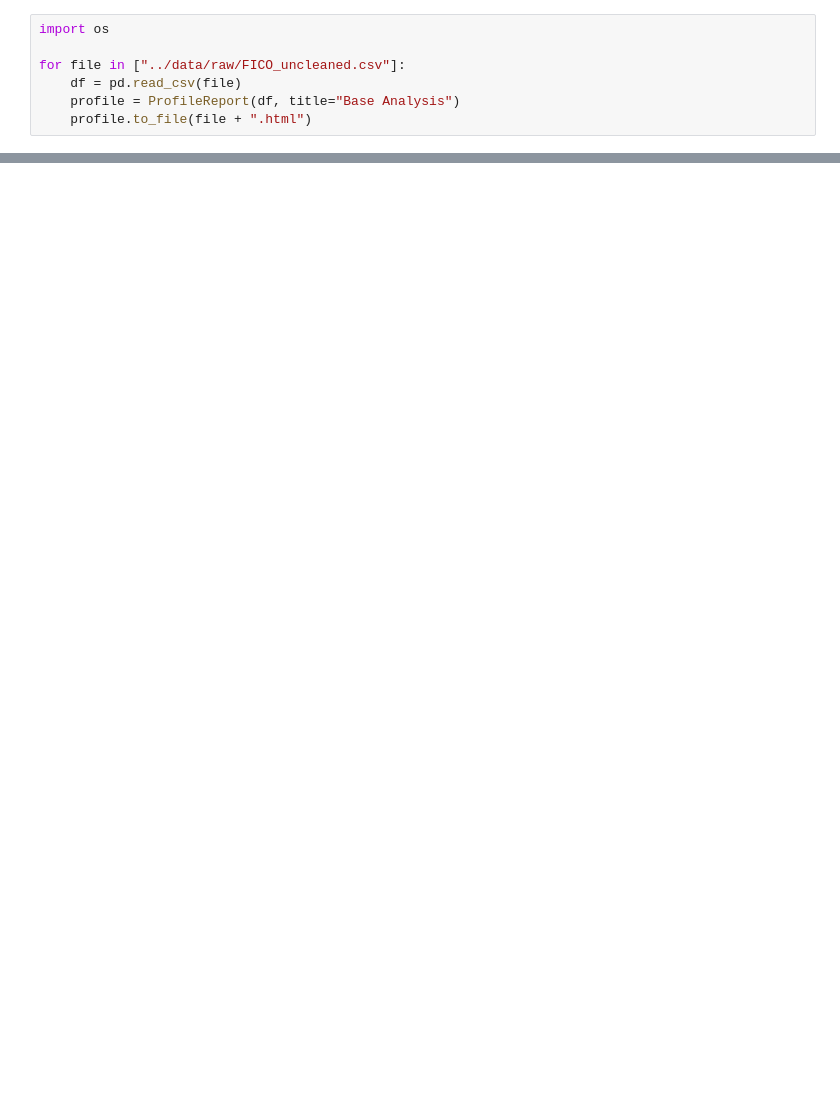
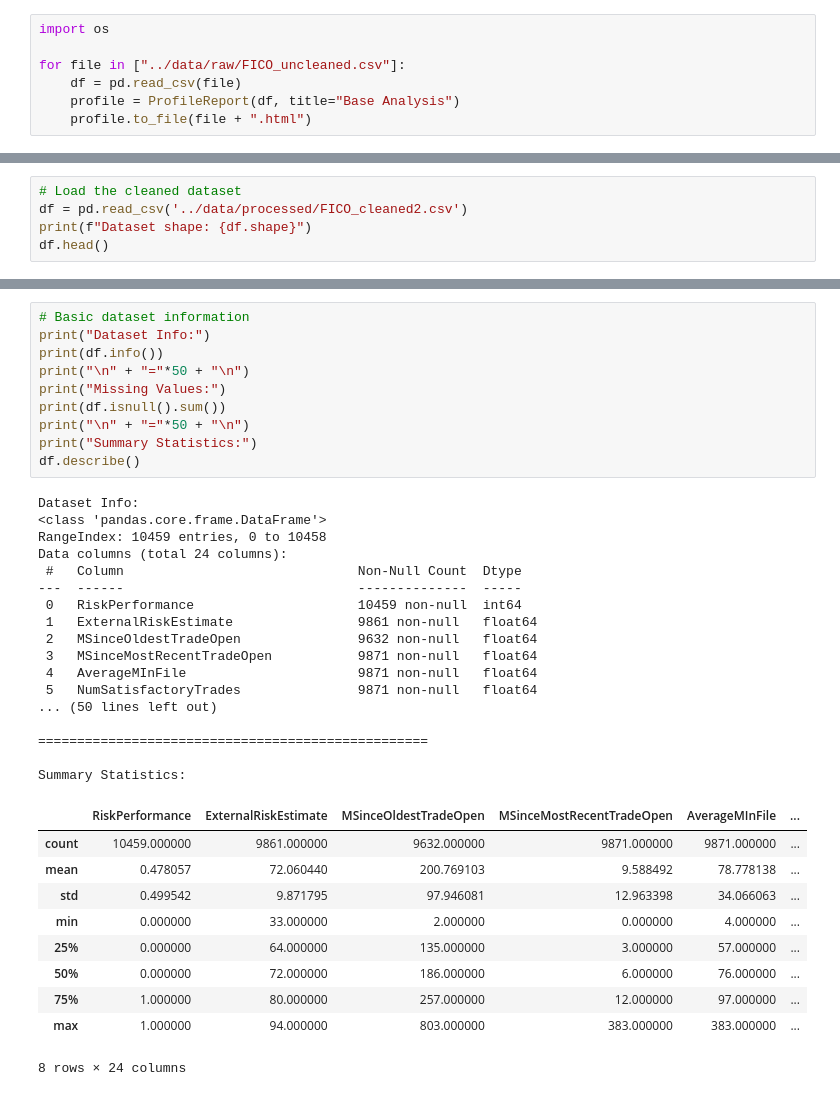
Before and after one commit to maxdokukin/ai-ml-cmpe-257-credit-risk, a Jupyter notebook: notebooks/01-eda.ipynb, the cells around one changed output, grey strips where cells are left out. Cells and saved outputs as stored; diff of their text form; blank space fills up the shorter version.

```diff
--- a/notebooks/01-eda.ipynb
+++ b/notebooks/01-eda.ipynb
@@ -24,0 +83,5 @@ import matplotlib.pyplot as plt
+# %%
+# Load the cleaned dataset
+df = pd.read_csv('../data/processed/FICO_cleaned2.csv')
+print(f"Dataset shape: {df.shape}")
+df.head()
@@ -24,0 +97,38 @@ import matplotlib.pyplot as plt
+# %%
+# Basic dataset information
+print("Dataset Info:")
+print(df.info())
+print("\n" + "="*50 + "\n")
+print("Missing Values:")
+print(df.isnull().sum())
+print("\n" + "="*50 + "\n")
+print("Summary Statistics:")
+df.describe()
+# %% [output]
+Dataset Info:
+<class 'pandas.core.frame.DataFrame'>
+RangeIndex: 10459 entries, 0 to 10458
+Data columns (total 24 columns):
+ #   Column                              Non-Null Count  Dtype
+---  ------                              --------------  -----
+ 0   RiskPerformance                     10459 non-null  int64
+ 1   ExternalRiskEstimate                9861 non-null   float64
+ 2   MSinceOldestTradeOpen               9632 non-null   float64
+ 3   MSinceMostRecentTradeOpen           9871 non-null   float64
+ 4   AverageMInFile                      9871 non-null   float64
+ 5   NumSatisfactoryTrades               9871 non-null   float64
+... (50 lines left out)
+
+==================================================
+
+Summary Statistics:
+|  | RiskPerformance | ExternalRiskEstimate | MSinceOldestTradeOpen | MSinceMostRecentTradeOpen | AverageMInFile | ... |
+| count | 10459.000000 | 9861.000000 | 9632.000000 | 9871.000000 | 9871.000000 | ... |
+| mean | 0.478057 | 72.060440 | 200.769103 | 9.588492 | 78.778138 | ... |
+| std | 0.499542 | 9.871795 | 97.946081 | 12.963398 | 34.066063 | ... |
+| min | 0.000000 | 33.000000 | 2.000000 | 0.000000 | 4.000000 | ... |
+| 25% | 0.000000 | 64.000000 | 135.000000 | 3.000000 | 57.000000 | ... |
+| 50% | 0.000000 | 72.000000 | 186.000000 | 6.000000 | 76.000000 | ... |
+| 75% | 1.000000 | 80.000000 | 257.000000 | 12.000000 | 97.000000 | ... |
+| max | 1.000000 | 94.000000 | 803.000000 | 383.000000 | 383.000000 | ... |
+8 rows × 24 columns
```
Also changed, not shown: parts of 19 cells of this notebook.
